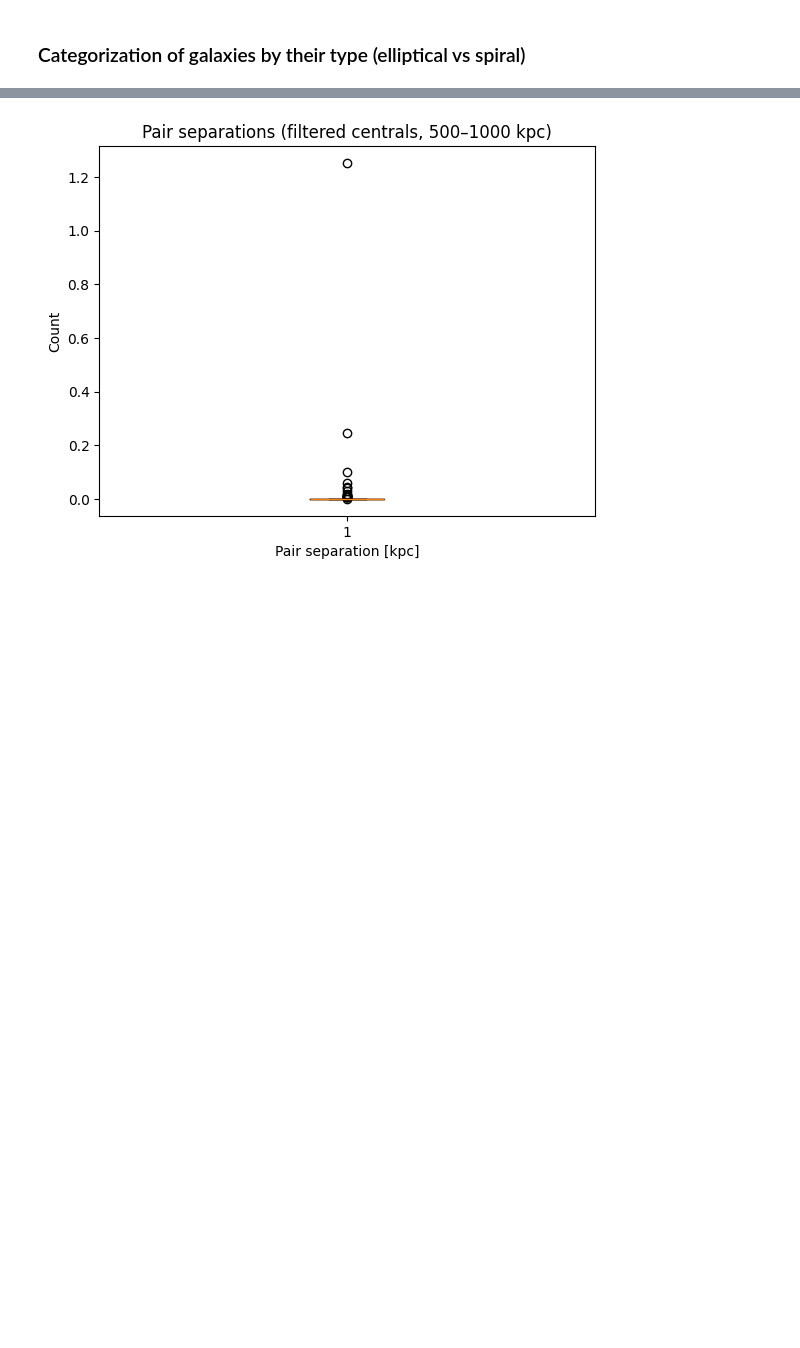
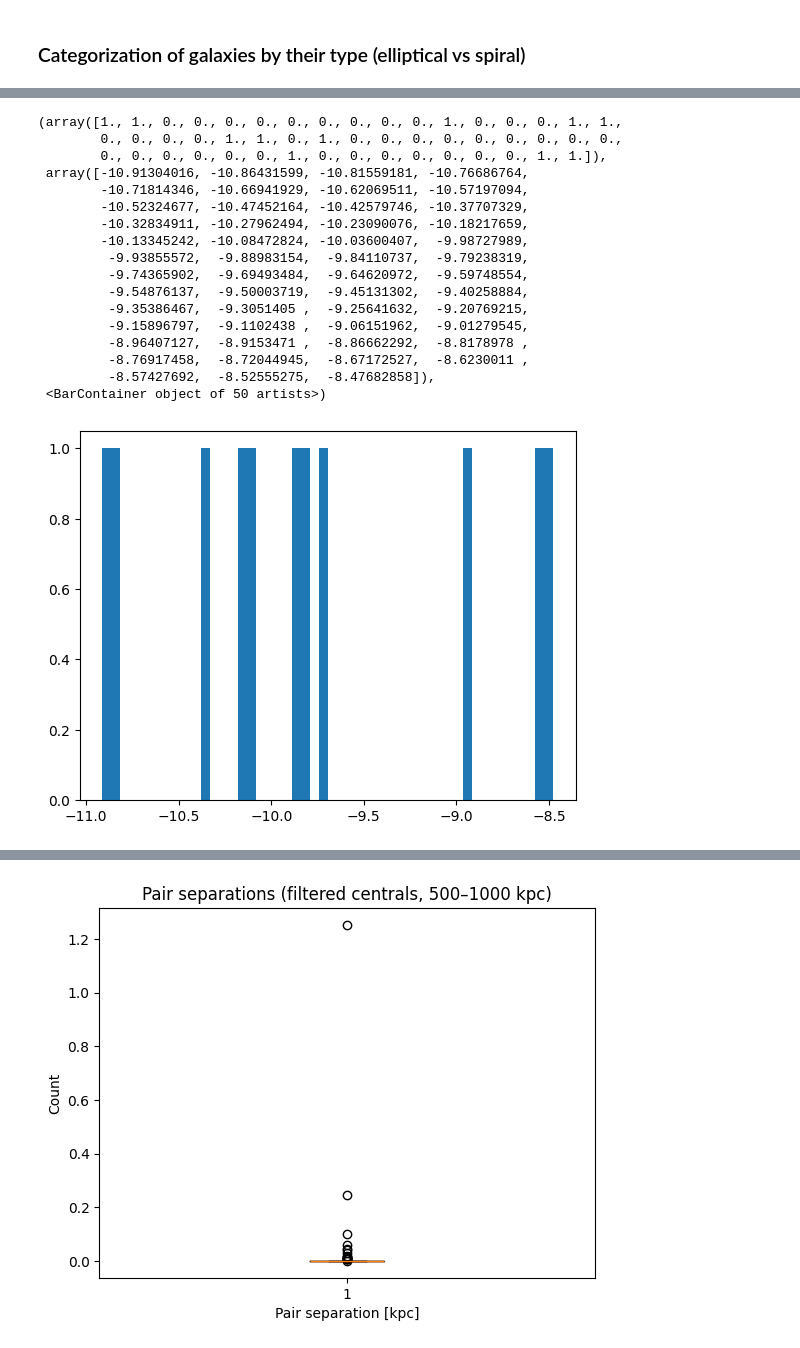
Before and after one commit to topesonen/dsp-cosmology, a Jupyter notebook: notebooks/explore.ipynb, the cells around one changed output, grey strips where cells are left out. Drawn from its saved outputs; the diff is of its cells as text; code cells hidden in the pictures; blank space fills up the shorter version.

```diff
--- a/notebooks/explore.ipynb
+++ b/notebooks/explore.ipynb
@@ -284,0 +337,27 @@ print(sfr_rate)
+# %%
+plt.hist(np.log10(sfr_rate_i[sfr_rate_i>0]), bins=50)
+
+#You should see:
+#A peak around -10 (star-forming)
+#A peak around -12 or lower (quenched)
+#A spike at 0 SFR
+#If you don’t see this, something is wrong.
+# %% [output]
+(array([1., 1., 0., 0., 0., 0., 0., 0., 0., 0., 0., 1., 0., 0., 0., 1., 1.,
+        0., 0., 0., 0., 1., 1., 0., 1., 0., 0., 0., 0., 0., 0., 0., 0., 0.,
+        0., 0., 0., 0., 0., 0., 1., 0., 0., 0., 0., 0., 0., 0., 1., 1.]),
+ array([-10.91304016, -10.86431599, -10.81559181, -10.76686764,
+        -10.71814346, -10.66941929, -10.62069511, -10.57197094,
+        -10.52324677, -10.47452164, -10.42579746, -10.37707329,
+        -10.32834911, -10.27962494, -10.23090076, -10.18217659,
+        -10.13345242, -10.08472824, -10.03600407,  -9.98727989,
+         -9.93855572,  -9.88983154,  -9.84110737,  -9.79238319,
+         -9.74365902,  -9.69493484,  -9.64620972,  -9.59748554,
+         -9.54876137,  -9.50003719,  -9.45131302,  -9.40258884,
+         -9.35386467,  -9.3051405 ,  -9.25641632,  -9.20769215,
+         -9.15896797,  -9.1102438 ,  -9.06151962,  -9.01279545,
+         -8.96407127,  -8.9153471 ,  -8.86662292,  -8.8178978 ,
+         -8.76917458,  -8.72044945,  -8.67172527,  -8.6230011 ,
+         -8.57427692,  -8.52555275,  -8.47682858]),
+ <BarContainer object of 50 artists>)
+[figure, added]
```
Also changed, not shown: parts of 7 cells of this notebook.
